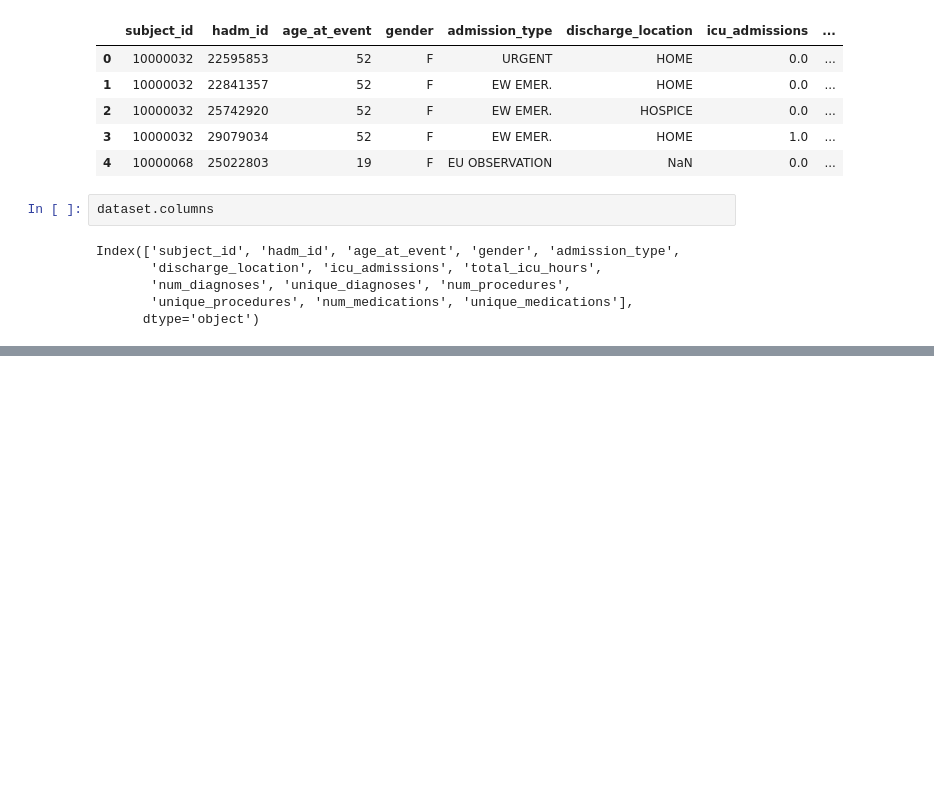
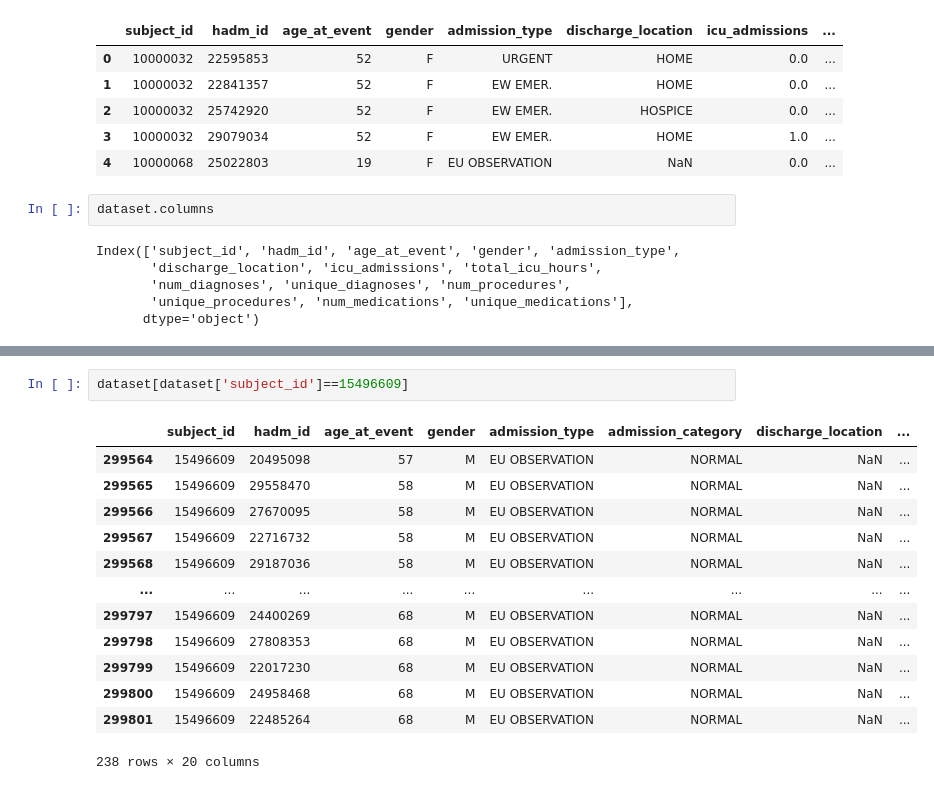
Before and after one commit to michechi/LLMSeq, a Jupyter notebook: src/tabular_preprocessing.ipynb, the cells around one changed output, grey strips where cells are left out. Saved outputs shown, nothing was run; the diff lists cells and outputs as text; blank space fills up the shorter version.

```diff
--- a/src/tabular_preprocessing.ipynb
+++ b/src/tabular_preprocessing.ipynb
@@ -154,0 +233,16 @@ tools.display_dataframe_to_user(name="MIMIC-IV Clinical Dataset", dataframe=data
+# %%
+dataset[dataset['subject_id']==15496609]
+# %% [output]
+|  | subject_id | hadm_id | age_at_event | gender | admission_type | admission_category | discharge_location | ... |
+| 299564 | 15496609 | 20495098 | 57 | M | EU OBSERVATION | NORMAL | NaN | ... |
+| 299565 | 15496609 | 29558470 | 58 | M | EU OBSERVATION | NORMAL | NaN | ... |
+| 299566 | 15496609 | 27670095 | 58 | M | EU OBSERVATION | NORMAL | NaN | ... |
+| 299567 | 15496609 | 22716732 | 58 | M | EU OBSERVATION | NORMAL | NaN | ... |
+| 299568 | 15496609 | 29187036 | 58 | M | EU OBSERVATION | NORMAL | NaN | ... |
+| ... | ... | ... | ... | ... | ... | ... | ... | ... |
+| 299797 | 15496609 | 24400269 | 68 | M | EU OBSERVATION | NORMAL | NaN | ... |
+| 299798 | 15496609 | 27808353 | 68 | M | EU OBSERVATION | NORMAL | NaN | ... |
+| 299799 | 15496609 | 22017230 | 68 | M | EU OBSERVATION | NORMAL | NaN | ... |
+| 299800 | 15496609 | 24958468 | 68 | M | EU OBSERVATION | NORMAL | NaN | ... |
+| 299801 | 15496609 | 22485264 | 68 | M | EU OBSERVATION | NORMAL | NaN | ... |
+238 rows × 20 columns
```
Also changed, not shown: parts of 14 cells of this notebook, 2 other files.
